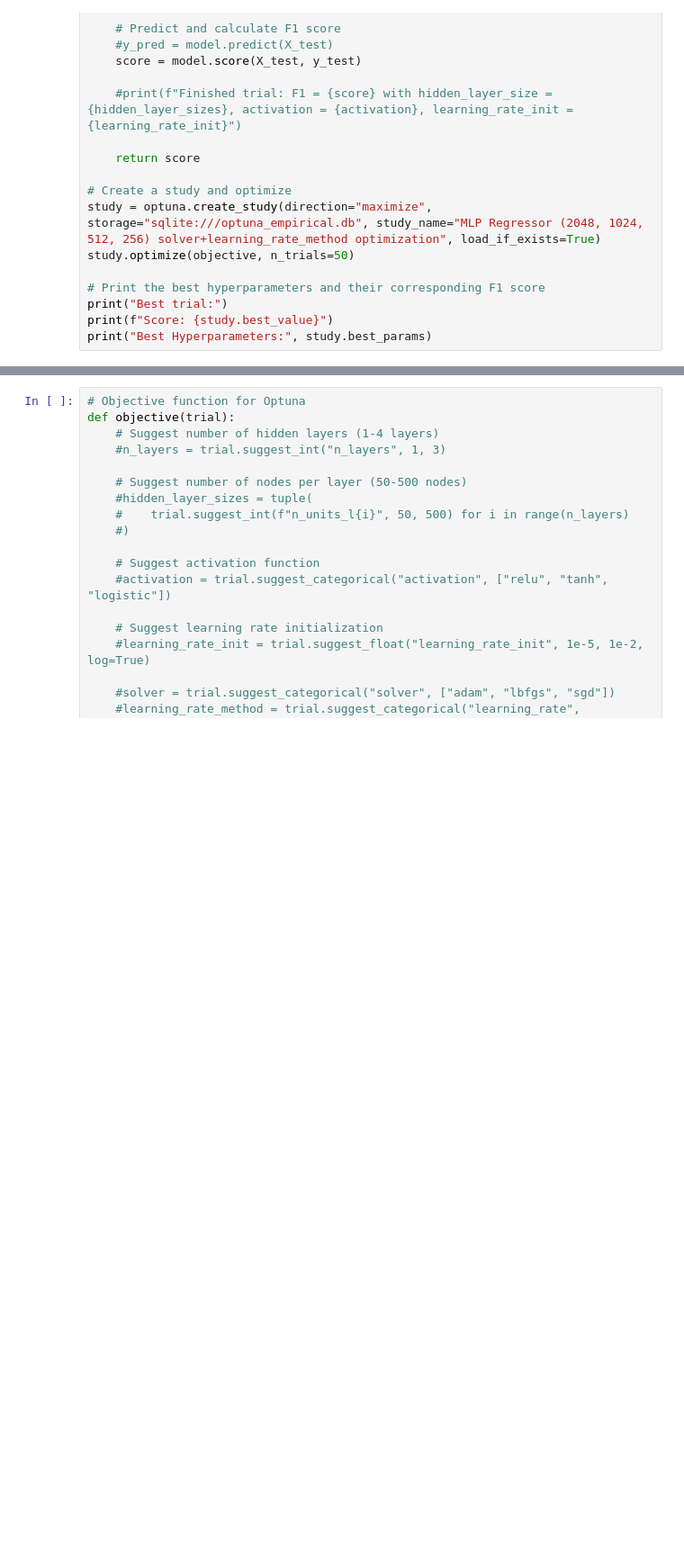
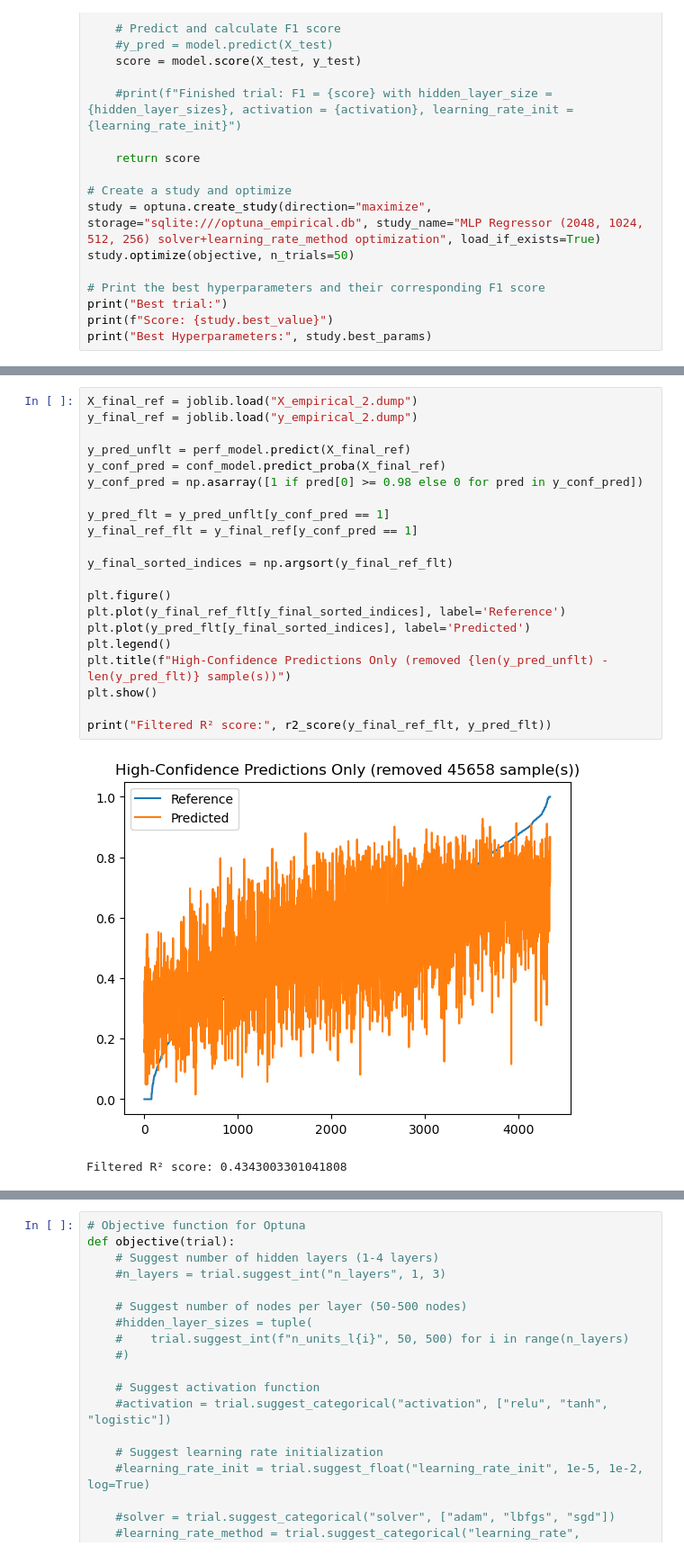
Before and after one commit to YannCharbon/DAGFastSimulator, a Jupyter notebook: EmpiricalPerfEvaluationML.ipynb, the cells around one changed output, grey strips where cells are left out. Shown: that part at 90% size. Cells and saved outputs as stored; diff of their text form; blank space fills up the shorter version.

```diff
--- a/EmpiricalPerfEvaluationML.ipynb
+++ b/EmpiricalPerfEvaluationML.ipynb
@@ -408,0 +463,24 @@ plt.show()
+# %%
+X_final_ref = joblib.load("X_empirical_2.dump")
+y_final_ref = joblib.load("y_empirical_2.dump")
+
+y_pred_unflt = perf_model.predict(X_final_ref)
+y_conf_pred = conf_model.predict_proba(X_final_ref)
+y_conf_pred = np.asarray([1 if pred[0] >= 0.98 else 0 for pred in y_conf_pred])
+
+y_pred_flt = y_pred_unflt[y_conf_pred == 1]
+y_final_ref_flt = y_final_ref[y_conf_pred == 1]
+
+y_final_sorted_indices = np.argsort(y_final_ref_flt)
+
+plt.figure()
+plt.plot(y_final_ref_flt[y_final_sorted_indices], label='Reference')
+plt.plot(y_pred_flt[y_final_sorted_indices], label='Predicted')
+plt.legend()
+plt.title(f"High-Confidence Predictions Only (removed {len(y_pred_unflt) - len(y_pred_flt)} sample(s))")
+plt.show()
+
+print("Filtered R² score:", r2_score(y_final_ref_flt, y_pred_flt))
+# %% [output]
+[figure, added]
+Filtered R² score: 0.4343003301041808
```
Also changed, not shown: parts of 7 cells of this notebook, 4 other files.
